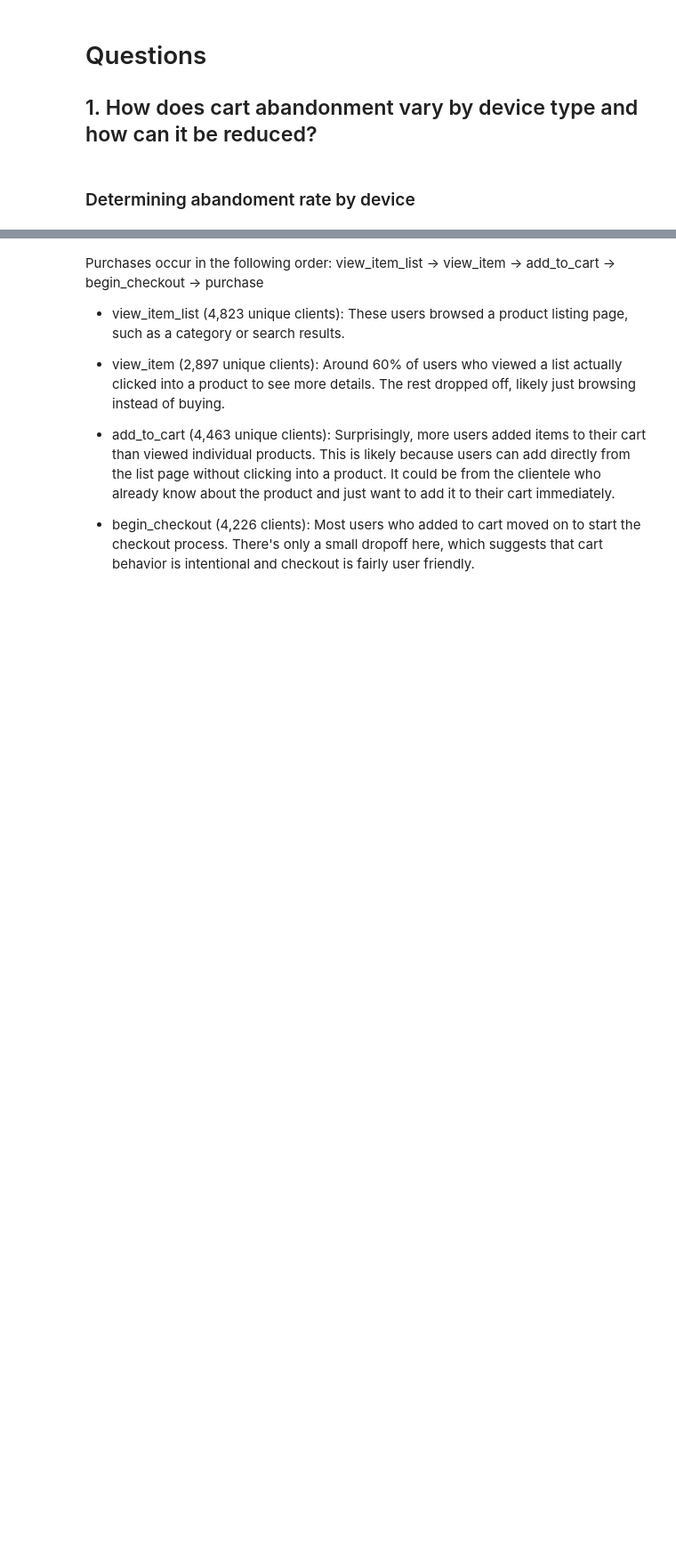
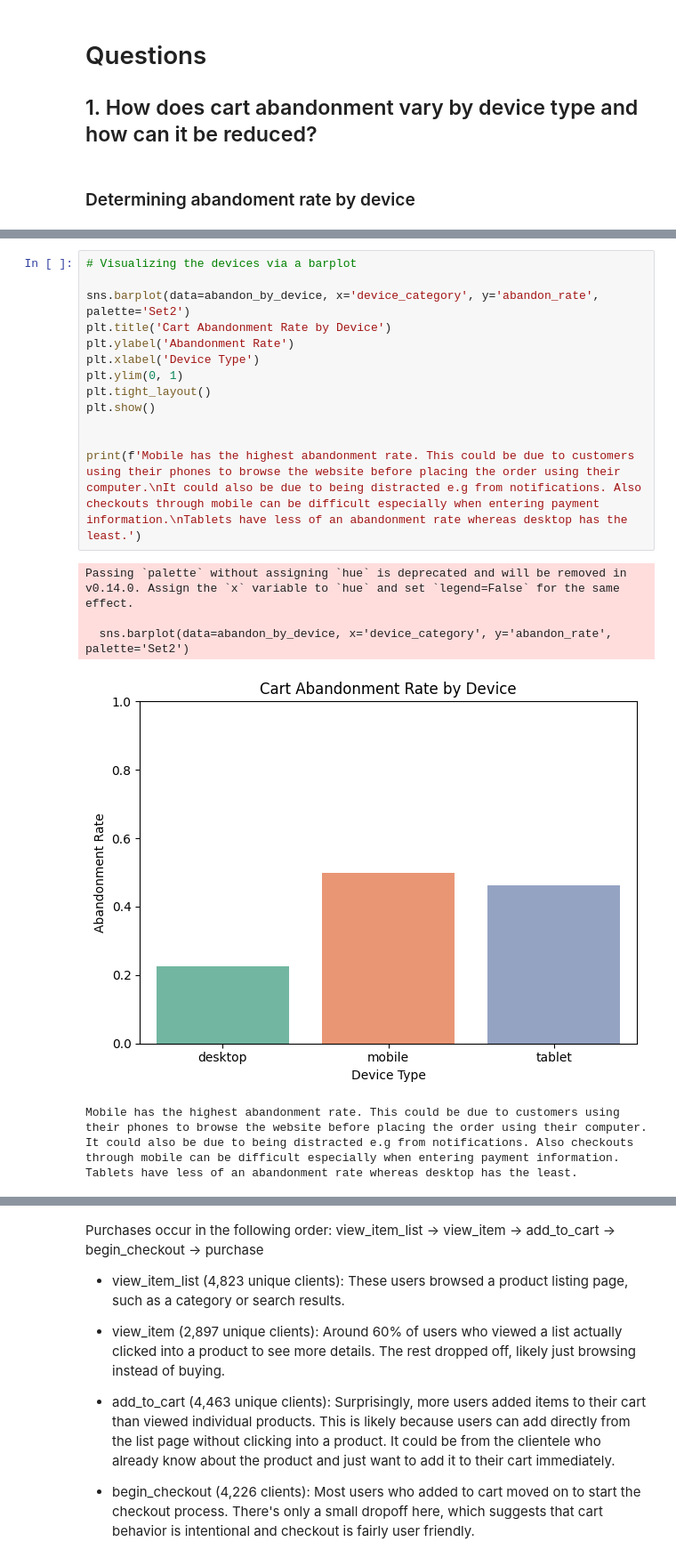
Before and after one commit to RS2090-PH/msba_capstone, a Jupyter notebook: notebooks/eda_ali.ipynb, the cells around one changed output, grey strips where cells are left out. Shown at 89% size. Drawn from its saved outputs; the diff is of its cells as text; blank space fills up the shorter version.

```diff
--- a/notebooks/eda_ali.ipynb
+++ b/notebooks/eda_ali.ipynb
@@ -975,3 +1510,24 @@ display(abandon_by_device)
+# %%
+# Visualizing the devices via a barplot
+
+sns.barplot(data=abandon_by_device, x='device_category', y='abandon_rate', palette='Set2')
+plt.title('Cart Abandonment Rate by Device')
+plt.ylabel('Abandonment Rate')
+plt.xlabel('Device Type')
+plt.ylim(0, 1)
+plt.tight_layout()
+plt.show()
+
+
+print(f'Mobile has the highest abandonment rate. This could be due to customers using their phones to browse the website before placing the order using their computer.\nIt could also be due to being distracted e.g from notifications. Also checkouts through mobile can be difficult especially when entering payment information.\nTablets have less of an abandonment rate whereas desktop has the least.')
+# %% [output]
+Passing `palette` without assigning `hue` is deprecated and will be removed in v0.14.0. Assign the `x` variable to `hue` and set `legend=False` for the same effect.
+
+  sns.barplot(data=abandon_by_device, x='device_category', y='abandon_rate', palette='Set2')
+[figure, added]
+Mobile has the highest abandonment rate. This could be due to customers using their phones to browse the website before placing the order using their computer.
+It could also be due to being distracted e.g from notifications. Also checkouts through mobile can be difficult especially when entering payment information.
+Tablets have less of an abandonment rate whereas desktop has the least.
 # %%
 # Step 1: Funnel step order
 funnel_steps = [
```
Also changed, not shown: parts of 47 cells of this notebook, 1 other file.
